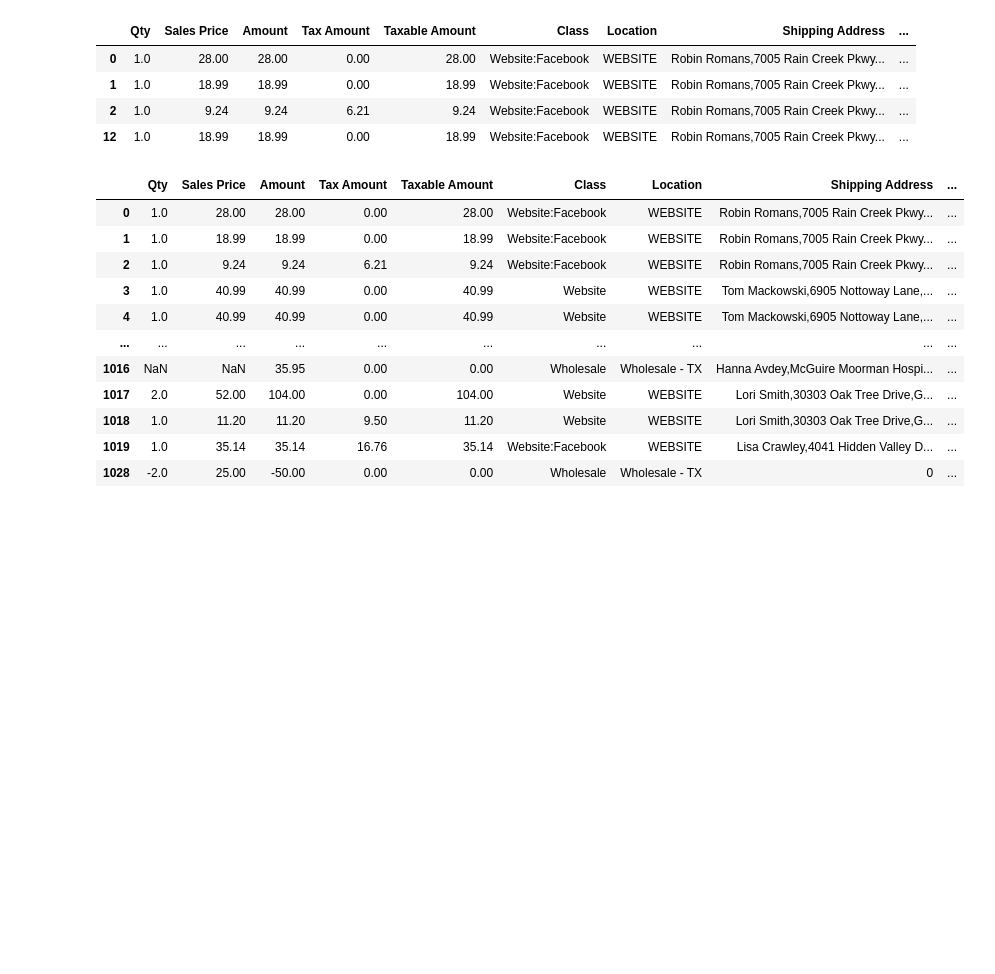
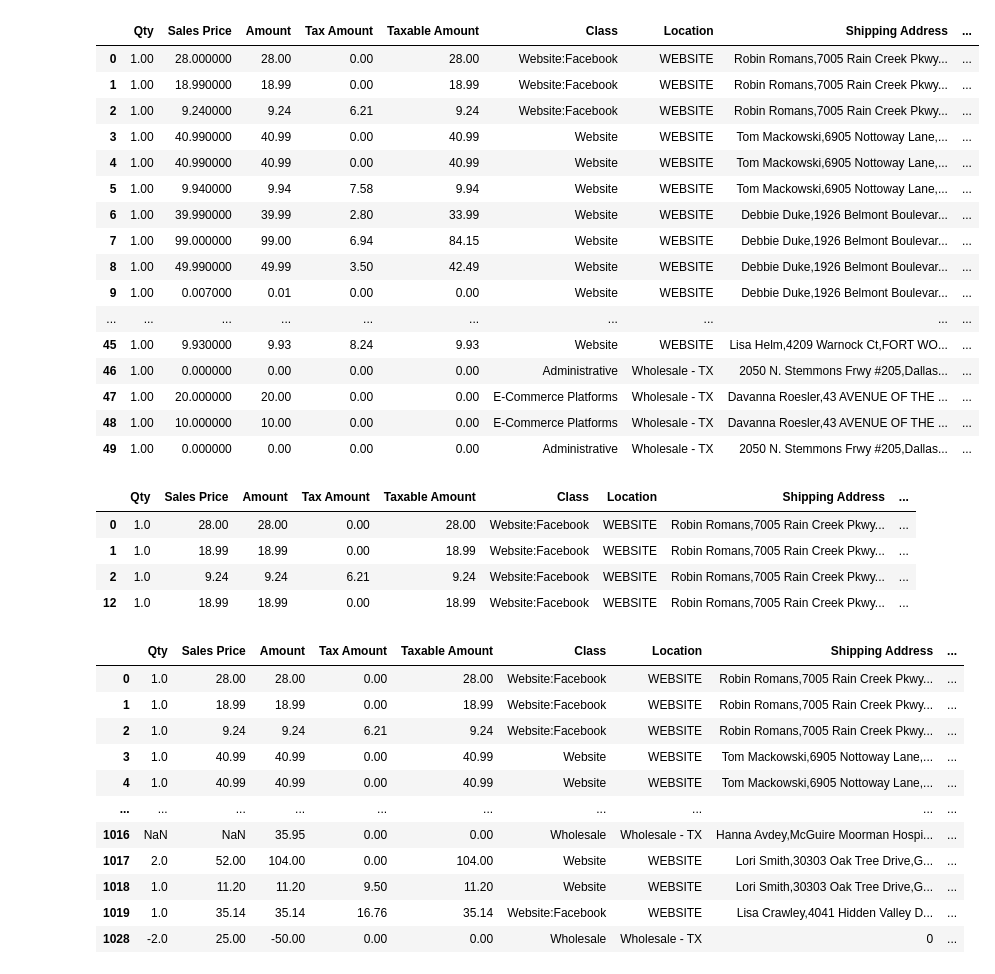
Before and after one commit to CosmicSurgery/Texas-Tax-Code-Lookup, a Jupyter notebook: testing_usaddress.ipynb, the cells around one changed output. Saved outputs shown, nothing was run; the diff lists cells and outputs as text; code cells hidden in the pictures; blank space fills up the shorter version.

```diff
--- a/testing_usaddress.ipynb
+++ b/testing_usaddress.ipynb
@@ -73,3 +94,23 @@ array(['7005 Rain Creek Pkwy', '6905 Nottoway Lane',
+# %%
+df.head(50)
+# %% [output]
+|  | Qty | Sales Price | Amount | Tax Amount | Taxable Amount | Class | Location | Shipping Address | ... |
+| 0 | 1.00 | 28.000000 | 28.00 | 0.00 | 28.00 | Website:Facebook | WEBSITE | Robin Romans,7005 Rain Creek Pkwy... | ... |
+| 1 | 1.00 | 18.990000 | 18.99 | 0.00 | 18.99 | Website:Facebook | WEBSITE | Robin Romans,7005 Rain Creek Pkwy... | ... |
+| 2 | 1.00 | 9.240000 | 9.24 | 6.21 | 9.24 | Website:Facebook | WEBSITE | Robin Romans,7005 Rain Creek Pkwy... | ... |
+| 3 | 1.00 | 40.990000 | 40.99 | 0.00 | 40.99 | Website | WEBSITE | Tom Mackowski,6905 Nottoway Lane,... | ... |
+| 4 | 1.00 | 40.990000 | 40.99 | 0.00 | 40.99 | Website | WEBSITE | Tom Mackowski,6905 Nottoway Lane,... | ... |
+| 5 | 1.00 | 9.940000 | 9.94 | 7.58 | 9.94 | Website | WEBSITE | Tom Mackowski,6905 Nottoway Lane,... | ... |
+| 6 | 1.00 | 39.990000 | 39.99 | 2.80 | 33.99 | Website | WEBSITE | Debbie Duke,1926 Belmont Boulevar... | ... |
+| 7 | 1.00 | 99.000000 | 99.00 | 6.94 | 84.15 | Website | WEBSITE | Debbie Duke,1926 Belmont Boulevar... | ... |
+| 8 | 1.00 | 49.990000 | 49.99 | 3.50 | 42.49 | Website | WEBSITE | Debbie Duke,1926 Belmont Boulevar... | ... |
+| 9 | 1.00 | 0.007000 | 0.01 | 0.00 | 0.00 | Website | WEBSITE | Debbie Duke,1926 Belmont Boulevar... | ... |
+| ... | ... | ... | ... | ... | ... | ... | ... | ... | ... |
+| 45 | 1.00 | 9.930000 | 9.93 | 8.24 | 9.93 | Website | WEBSITE | Lisa Helm,4209 Warnock Ct,FORT WO... | ... |
+| 46 | 1.00 | 0.000000 | 0.00 | 0.00 | 0.00 | Administrative | Wholesale - TX | 2050 N. Stemmons Frwy #205,Dallas... | ... |
+| 47 | 1.00 | 20.000000 | 20.00 | 0.00 | 0.00 | E-Commerce Platforms | Wholesale - TX | Davanna Roesler,43 AVENUE OF THE ... | ... |
+| 48 | 1.00 | 10.000000 | 10.00 | 0.00 | 0.00 | E-Commerce Platforms | Wholesale - TX | Davanna Roesler,43 AVENUE OF THE ... | ... |
+| 49 | 1.00 | 0.000000 | 0.00 | 0.00 | 0.00 | Administrative | Wholesale - TX | 2050 N. Stemmons Frwy #205,Dallas... | ... |
 # %%
 df.loc[df['Street Address'] == '7005 Rain Creek Pkwy']
 # %% [output]
```
Also changed, not shown: parts of 9 cells of this notebook, 2 other files.
